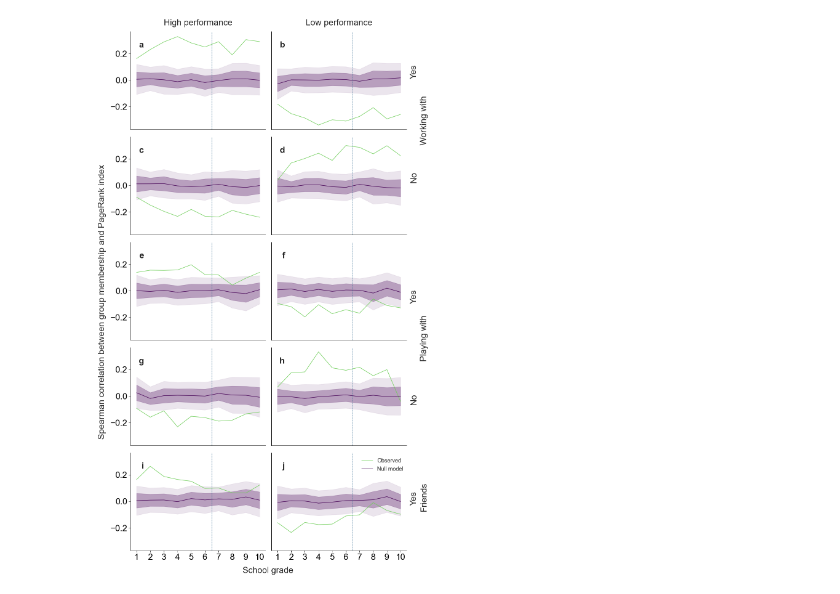
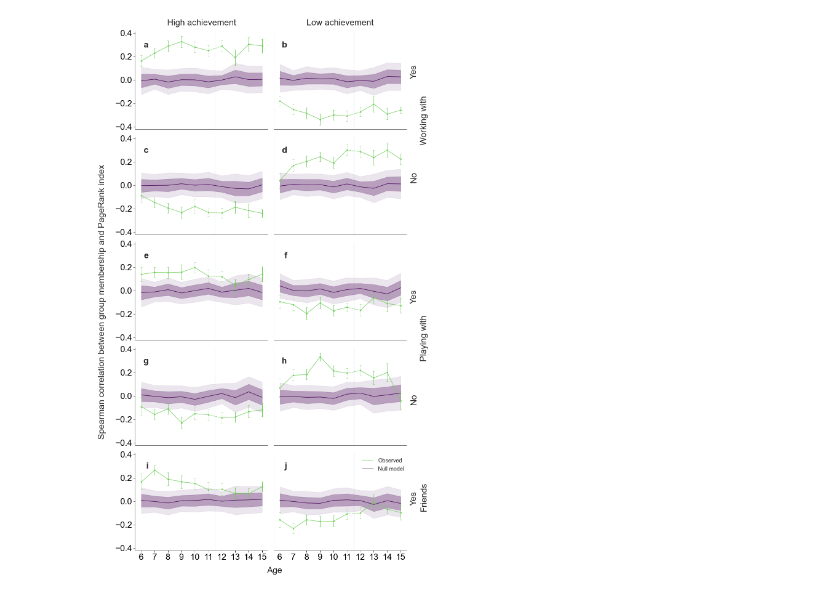
Before and after one commit to eudald-seeslab/stochastic-cognitive-blocks, a Jupyter notebook: figure_5_pr_vs_groups.ipynb, the cells around one changed output. Drawn from its saved outputs; the diff is of its cells as text; code cells hidden in the pictures.

Commit message:
changes after review process

```diff
--- a/figure_5_pr_vs_groups.ipynb
+++ b/figure_5_pr_vs_groups.ipynb
@@ -15,12 +15,12 @@ warnings.filterwarnings("ignore", category=DeprecationWarning)
 warnings.filterwarnings("ignore", category=FutureWarning)
 warnings.filterwarnings("ignore", category=RuntimeWarning)
 # %%
-df = pd.read_excel("../data/sociogram_corrected.xlsx")
-periods = pd.read_excel("../data/classroom_ids.xlsx").rename(columns = {"classroom_session_id":"classroom"})[["classroom", "period"]]
-genders = pd.read_excel("../data/genders.xlsx").rename(columns = {"genere":"gender"}).loc[:, ["student", "gender"]]
+df = pd.read_excel("data/sociogram_corrected.xlsx")
+periods = pd.read_excel("data/classroom_ids.xlsx").rename(columns = {"classroom_session_id":"classroom"})[["classroom", "period"]]
+genders = pd.read_excel("data/genders.xlsx").rename(columns = {"genere":"gender"}).loc[:, ["student", "gender"]]
 tt = periods.merge(df).merge(genders, on="student")
-cog_dists = pd.read_excel("../data/cog_distances.xlsx")
-theta = pd.read_csv("../output/theta.csv").rename(columns = {"Unnamed: 0": "index"})
+cog_dists = pd.read_excel("data/cog_distances.xlsx")
+theta = pd.read_csv("output/theta.csv").rename(columns = {"Unnamed: 0": "index"})
 theta["index"] = theta["index"].astype(str)
 
 # Create a dataframe randomizing membership vectors
@@ -29,12 +29,11 @@ theta_random["index"] = np.random.permutation(theta_random["index"].values)
 # %%
 def correct_grades(x):
     # Correct grades to american system
-    return x - 4
+    return x + 1
 
 label_size = 12
 
 lims = (-.45, .45)
-
 
 yellow = "#fde725"
 purple = "#440154"
@@ -133,25 +123,45 @@ cor_evo_plot(computations_with_baselines(df, "I", theta), lims=lims, plot_name="
 # %%
-sns.set(font_scale=1.4, style="whitegrid")
+sns.set_theme(font_scale=1.4, style="whitegrid")
 
 def cor_evo_plot(cc, ax, legend=False):
-
     i = 0
     for name, a in cc.items():
-
         x, y, ci1, vals = structure_cor_means(a, 1)
         x, y, ci2, vals = structure_cor_means(a, 2)
         x = correct_grades(x)
 
-        ax.plot(x, y, label=name, color = colours[i])
         if name != "Observed":
+            # Plot null model line and confidence intervals
+            ax.plot(x, y, label=name, color=colours[i])
             ax.fill_between(x, (y - ci1), (y + ci1), color=colours[i], alpha=.3)
             ax.fill_between(x, (y - ci2), (y + ci2), color=colours[i], alpha=.1)
+        else:
+            # For observed data, split into three segments
+            pre_transition_idx = np.where(x == 11)[0][0]  # Index for age 11
+            post_transition_idx = np.where(x == 12)[0][0]  # Index for age 12
+
+            # Plot first solid segment (up to 11)
+            ax.plot(x[:pre_transition_idx + 1], y[:pre_transition_idx + 1],
+                   color=colours[i], label=name)
+
+            # Plot dashed transition segment (11-12)
+            ax.plot(x[pre_transition_idx:post_transition_idx + 1],
+                   y[pre_transition_idx:post_transition_idx + 1],
+                   color=colours[i], linestyle='--')
+
+            # Plot final solid segment (12 onwards)
+            ax.plot(x[post_transition_idx:], y[post_transition_idx:],
+                   color=colours[i])
+
+            # Add points and error bars
+            ax.errorbar(x, y, yerr=ci1, fmt='o',
+                       color=colours[i], capsize=3, markersize=4,
+                       elinewidth=1, capthick=1)
 
         i += 1
 
     # vertical dashed line between 6 and 7
-    ax.axvline(x=6.5, color='#31688e', linestyle='-.', linewidth = .75)
-
+    ax.axvline(x=11.5, color='#31688e', linestyle='-.', linewidth=.75)
     ax.grid(False)
 
     # Hide the right and top spines
@@ -159,7 +169,7 @@ def cor_evo_plot(cc, ax, legend=False):
     ax.spines[['left', 'bottom']].set_linewidth(1)
 
     if legend:
-        plt.legend(loc=(0.65, .78), prop={'size': 18},frameon=False, fontsize=FONT_BIG)
+        plt.legend(loc=(0.65, .78), prop={'size': 18}, frameon=False, fontsize=FONT_BIG)
 
     return fig
 
@@ -167,7 +177,7 @@ def cor_evo_plot(cc, ax, legend=False):
 fig, axes = plt.subplots(5, 2, figsize=(15, 26), sharey=True, sharex=True)
 
 # Titles for columns
-column_titles = ["High performance", "Low performance"]
+column_titles = ["High achievement", "Low achievement"]
 for ax, col_title in zip(axes[0], column_titles):
     ax.set_title(col_title, fontsize=FONT_BIG, pad=20)
 
@@ -176,7 +186,7 @@ fig.text(0.04, 0.5, 'Spearman correlation between group membership and PageRank
          va='center', rotation='vertical', fontsize=FONT_BIG)
 
 # Shared X-axis label
-fig.text(0.55, 0.03, 'School grade', ha='center', fontsize=FONT_BIG)
+fig.text(0.57, 0.03, 'Age', ha='center', fontsize=FONT_BIG)
 
 # right y axes
 right_align = 0.99
@@ -190,7 +200,6 @@ fig.text(right_align, 0.15, 'Yes', rotation='vertical', ha='center', fontsize=FO
 fig.text(right_align + right_shift, 0.775, 'Working with', rotation='vertical', ha='center', fontsize=FONT_BIG)
 fig.text(right_align + right_shift, 0.4, 'Playing with', rotation='vertical', ha='center', fontsize=FONT_BIG)
 fig.text(right_align + right_shift, 0.14, 'Friends', rotation='vertical', ha='center', fontsize=FONT_BIG)
-
 
 # List of questions and conditions
 questions = ["work_yes", "work_no", "play_yes", "play_no", "friend"]
@@ -200,37 +209,34 @@ plot_labels = ["a", "b", "c", "d", "e", "f", "g", "h", "i", "j"]
 # Iterate over each subplot and generate the plots
 for i, question in enumerate(questions):
     df = tt.loc[tt.question == question, ["period", "classroom", "gender", "student", "value"]].drop_duplicates()
 
     for j, condition in enumerate(conditions):
         ax = axes[i, j]
         data = computations_with_baselines(df, condition, theta)
         cor_evo_plot(data, ax, legend=(i == 4 and j == 1))
 
         # Adding plot identifier (a, b, c, ...)
         add_plot_labels(ax, plot_labels[i * 2 + j])
 
-# After creating all the subplots, add the legend to the bottom left plot
-bottom_left_ax = axes[-1, 0]
-
 # All in black
 paint_it_black(axes)
 
 for i in range(5):
     for j in range(2):
         ax = axes[i, j]
 
         # Set x-axis ticks to show every label from 1 to 10
-        ax.set_xticks(np.arange(1, 11, 1))
-        ax.set_xticklabels(np.arange(1, 11, 1), color="black")
+        ax.set_xticks(np.arange(6, 16, 1))
+        ax.set_xticklabels(np.arange(6, 16, 1), color="black")
         if i == 4:
             ax.tick_params(axis='x', which='both', bottom=True, labelbottom=True, labelsize=FONT_BIG)
         if j == 0:
             ax.tick_params(axis='y', which='both', left=True, labelleft=True, labelsize=FONT_BIG)
 
 # Adjust layout
 fig.tight_layout(rect=[0.06, 0.04, 1, 1])
 
 # Save the figure
-fig.savefig("../plots/figure_5_combined_correlations_plot.pdf", dpi=300, bbox_inches='tight')
+fig.savefig("plots/figure_5_combined_correlations_plot.pdf", dpi=300, bbox_inches='tight')
 # %% [output]
-[figure, old version]
+[figure, new version]
```
Also changed, not shown: parts of 3 cells of this notebook, 4 other files.
